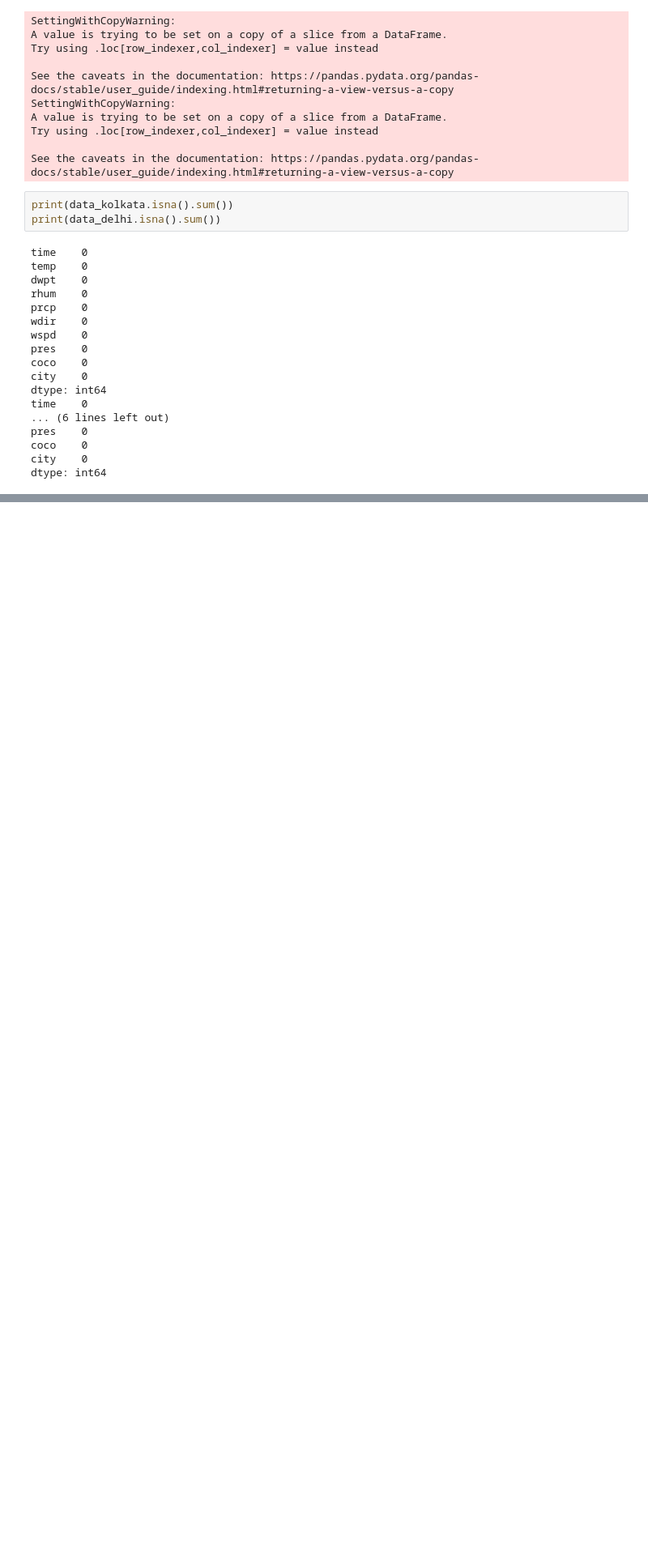
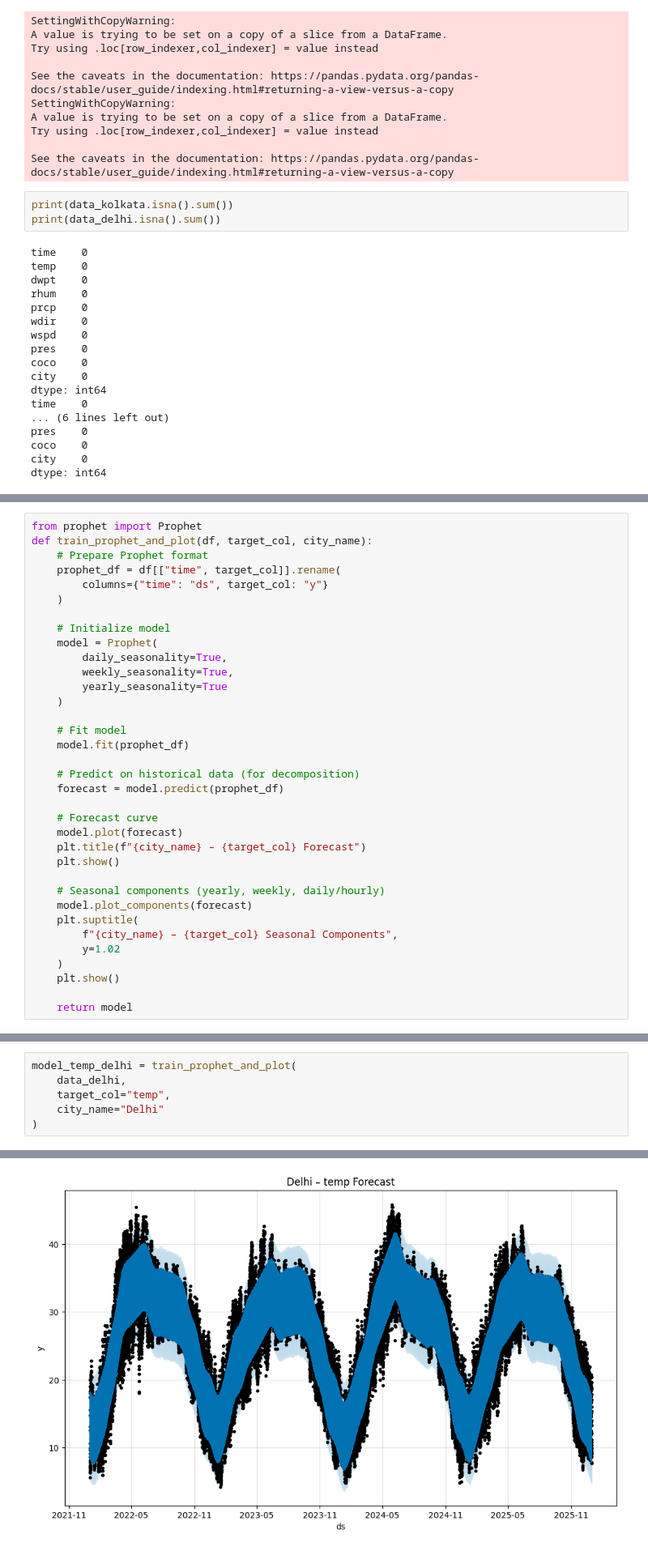
Before and after one commit to jinckzx/weatherman, a Jupyter notebook: weatherman.ipynb, the cells around one changed output, grey strips where cells are left out. Shown at 81% size. Saved outputs shown, nothing was run; the diff lists cells and outputs as text; blank space fills up the shorter version.

```diff
--- a/weatherman.ipynb
+++ b/weatherman.ipynb
@@ -329,0 +334,35 @@ dtype: int64
+# %%
+from prophet import Prophet
+def train_prophet_and_plot(df, target_col, city_name):
+    # Prepare Prophet format
+    prophet_df = df[["time", target_col]].rename(
+        columns={"time": "ds", target_col: "y"}
+    )
+
+    # Initialize model
+    model = Prophet(
+        daily_seasonality=True,
+        weekly_seasonality=True,
+        yearly_seasonality=True
+    )
+
+    # Fit model
+    model.fit(prophet_df)
+
+    # Predict on historical data (for decomposition)
+    forecast = model.predict(prophet_df)
+
+    # Forecast curve
+    model.plot(forecast)
+    plt.title(f"{city_name} – {target_col} Forecast")
+    plt.show()
+
+    # Seasonal components (yearly, weekly, daily/hourly)
+    model.plot_components(forecast)
+    plt.suptitle(
+        f"{city_name} – {target_col} Seasonal Components",
+        y=1.02
+    )
+    plt.show()
+
+    return model
@@ -329,0 +388,7 @@ dtype: int64
+# %%
+model_temp_delhi = train_prophet_and_plot(
+    data_delhi,
+    target_col="temp",
+    city_name="Delhi"
+)
+# %% [output]
@@ -329,0 +397 @@ dtype: int64
+[figure, added]
```
Also changed, not shown: parts of 17 cells of this notebook, 5 other files.
